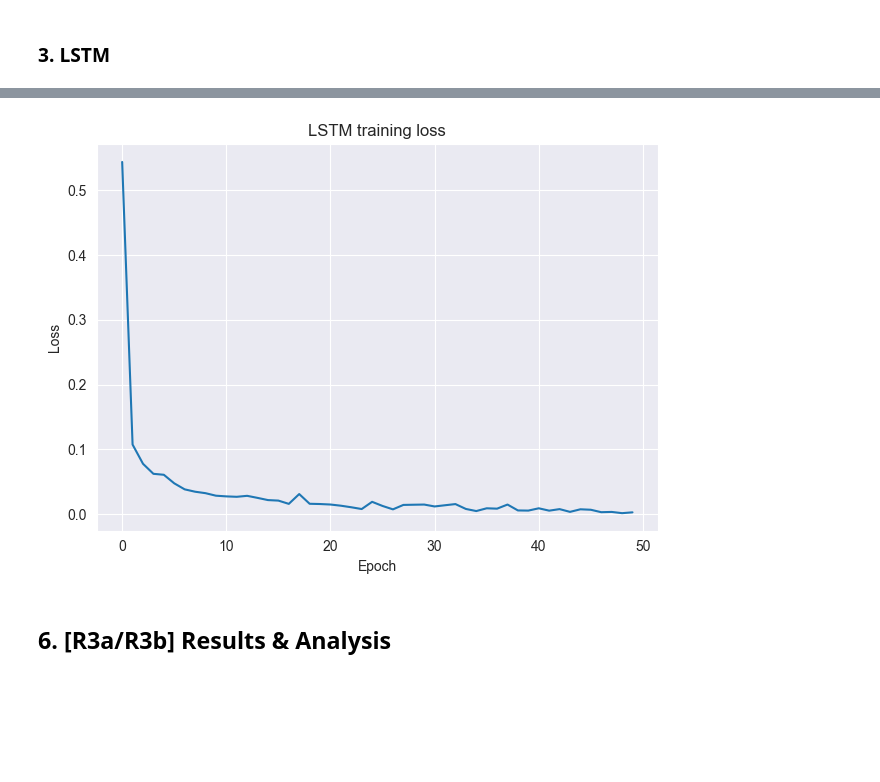
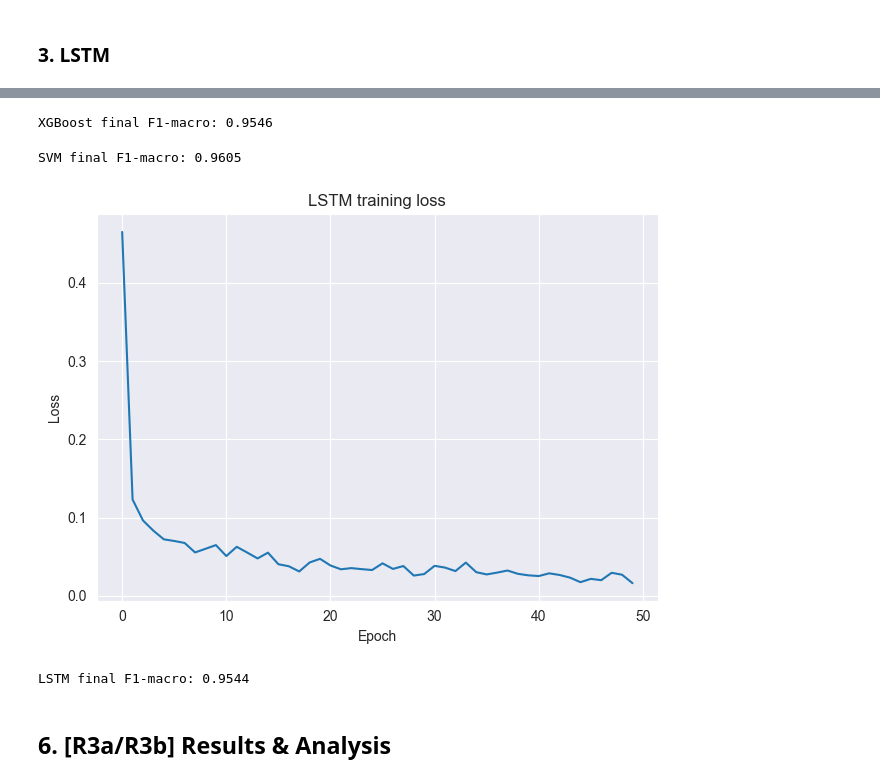
Before and after one commit to MaksimObukhov/human-activity-recognition, a Jupyter notebook: notebook.ipynb, the cells around one changed output, grey strips where cells are left out. Cells and saved outputs as stored; diff of their text form; code cells hidden in the pictures; blank space fills up the shorter version.

```diff
--- a/notebook.ipynb
+++ b/notebook.ipynb
@@ -457,7 +484,21 @@ Looks like the feature engineering is the bottleneck, not the model complexity.
+# %%
+xgb_f1 = f1_score(y_test_enc, best_xgb.predict(X_test), average='macro')
+print(f'XGBoost final F1-macro: {xgb_f1:.4f}')
+# %% [output]
+XGBoost final F1-macro: 0.9546
+# %%
+from sklearn.svm import SVC
+
+best_svm = SVC(**study_svm.best_params)
+best_svm.fit(X_train_s, y_train)
+svm_f1 = f1_score(y_test, best_svm.predict(X_test_s), average='macro')
+print(f'SVM final F1-macro: {svm_f1:.4f}')
+# %% [output]
+SVM final F1-macro: 0.9605
 # %%
 best_lstm_params = study_lstm.best_params
 
-model = LSTMClassifier(
+best_lstm_model = LSTMClassifier(
     input_size=X_train_s.shape[1],
     hidden_size=best_lstm_params['hidden_size'],
     num_layers=best_lstm_params['num_layers'],
@@ -465,37 +506,45 @@ model = LSTMClassifier(
     n_classes=len(le.classes_)
 ).to(DEVICE)
 
 dl = DataLoader(
     TensorDataset(X_train_t.unsqueeze(1), y_train_t),
     batch_size=best_lstm_params['batch_size'],
     shuffle=True
 )
 
-opt = torch.optim.Adam(model.parameters(), lr=best_lstm_params['lr'])
+opt = torch.optim.Adam(best_lstm_model.parameters(), lr=best_lstm_params['lr'])
 criterion = nn.CrossEntropyLoss()
 
 train_losses = []
 
 for epoch in range(50):
-    model.train()
+    best_lstm_model.train()
     epoch_loss = 0
     for Xb, yb in dl:
         Xb, yb = Xb.to(DEVICE), yb.to(DEVICE)
         opt.zero_grad()
-        loss = criterion(model(Xb), yb)
+        loss = criterion(best_lstm_model(Xb), yb)
         loss.backward()
         opt.step()
         epoch_loss += loss.item()
     train_losses.append(epoch_loss / len(dl))
 
 plt.plot(train_losses)
 plt.title('LSTM training loss')
 plt.xlabel('Epoch')
 plt.ylabel('Loss')
 plt.tight_layout()
 plt.show()
 # %% [output]
-[figure, old version]
+[figure, new version]
+# %%
+best_lstm_model.eval()
+with torch.no_grad():
+    lstm_preds = best_lstm_model(X_test_t.unsqueeze(1).to(DEVICE)).argmax(1).cpu().numpy()
+lstm_f1 = f1_score(y_test_enc, lstm_preds, average='macro')
+print(f'LSTM final F1-macro: {lstm_f1:.4f}')
+# %% [output]
+LSTM final F1-macro: 0.9544
 # %% [markdown]
 ## 6. [R3a/R3b] Results & Analysis
 # %%
```
Also changed, not shown: parts of 20 cells of this notebook, 1 other file.
